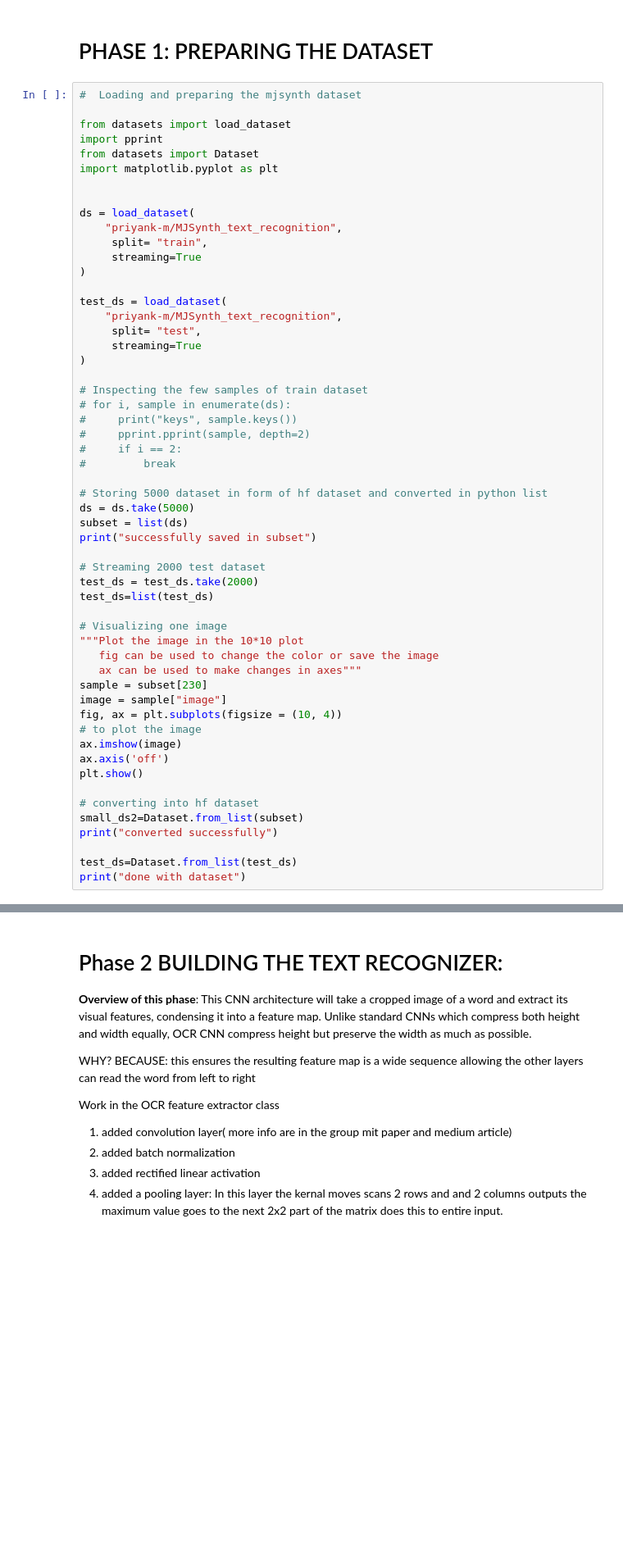
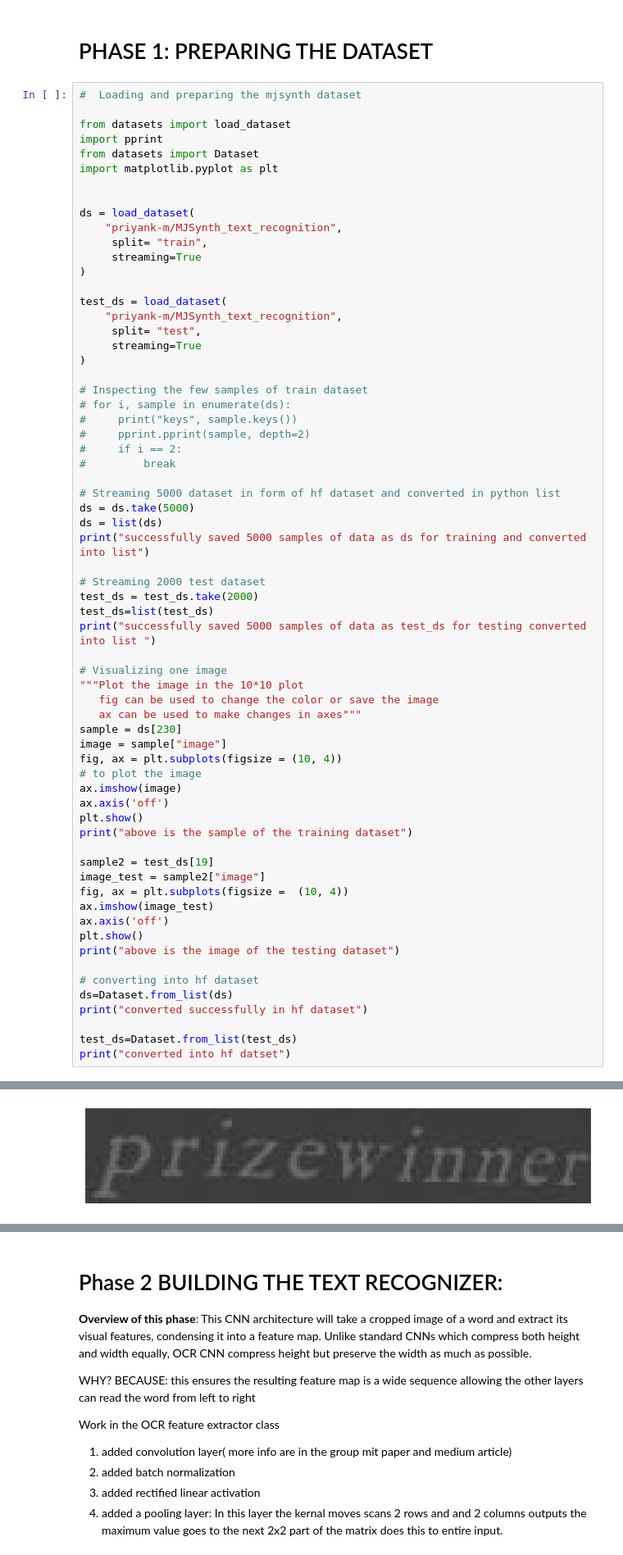
Before and after one commit to NoCdtho/OCR-software, a Jupyter notebook: CRNN.ipynb, the cells around one changed output, grey strips where cells are left out. Shown at 82% size. Drawn from its saved outputs; the diff is of its cells as text; blank space fills up the shorter version.

```diff
--- a/CRNN.ipynb
+++ b/CRNN.ipynb
@@ -28,32 +28,42 @@ test_ds = load_dataset(
 #     if i == 2:
 #         break
 
-# Storing 5000 dataset in form of hf dataset and converted in python list
+# Streaming 5000 dataset in form of hf dataset and converted in python list
 ds = ds.take(5000)
-subset = list(ds)
-print("successfully saved in subset")
+ds = list(ds)
+print("successfully saved 5000 samples of data as ds for training and converted into list")
 
 # Streaming 2000 test dataset
 test_ds = test_ds.take(2000)
 test_ds=list(test_ds)
+print("successfully saved 5000 samples of data as test_ds for testing converted into list ")
 
 # Visualizing one image
 """Plot the image in the 10*10 plot
    fig can be used to change the color or save the image
    ax can be used to make changes in axes"""
-sample = subset[230]
+sample = ds[230]
 image = sample["image"]
 fig, ax = plt.subplots(figsize = (10, 4))
 # to plot the image
 ax.imshow(image)
 ax.axis('off')
 plt.show()
+print("above is the sample of the training dataset")
+
+sample2 = test_ds[19]
+image_test = sample2["image"]
+fig, ax = plt.subplots(figsize =  (10, 4))
+ax.imshow(image_test)
+ax.axis('off')
+plt.show()
+print("above is the image of the testing dataset")
 
 # converting into hf dataset
-small_ds2=Dataset.from_list(subset)
-print("converted successfully")
+ds=Dataset.from_list(ds)
+print("converted successfully in hf dataset")
 
 test_ds=Dataset.from_list(test_ds)
-print("done with dataset")
+print("converted into hf datset")
 # %% [output]
 Warning: You are sending unauthenticated requests to the HF Hub. Please set a HF_TOKEN to enable higher rate limits and faster downloads.
@@ -63,0 +74 @@ done with dataset
+[figure, added]
```
Also changed, not shown: parts of 9 cells of this notebook.
